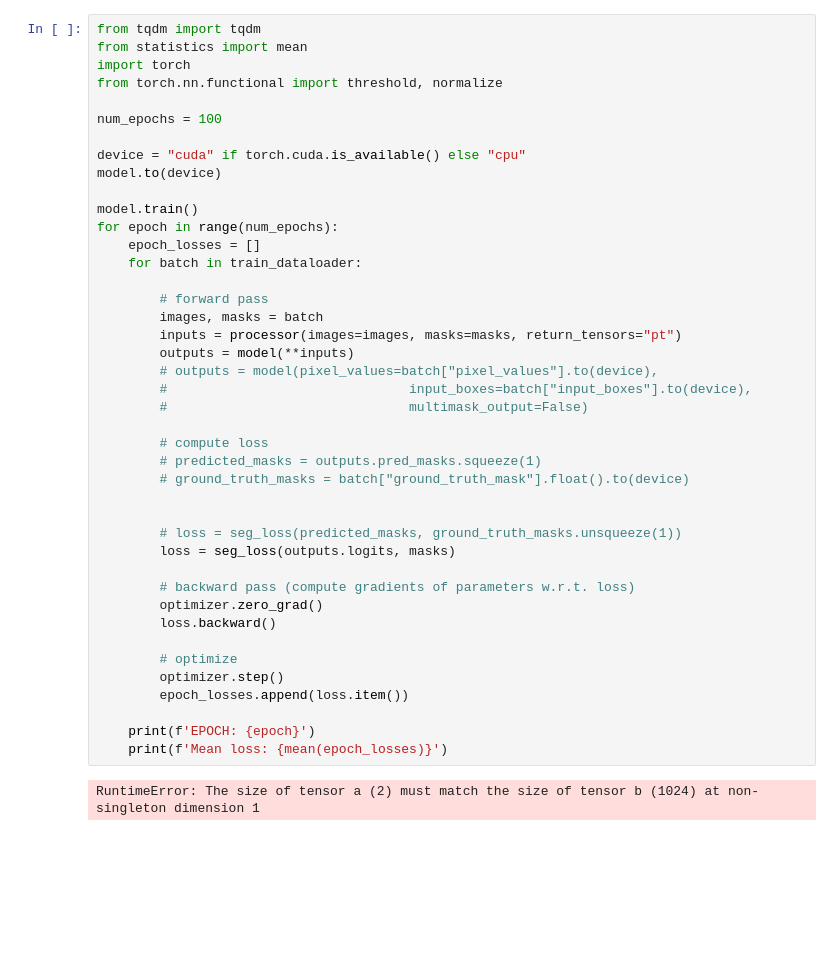
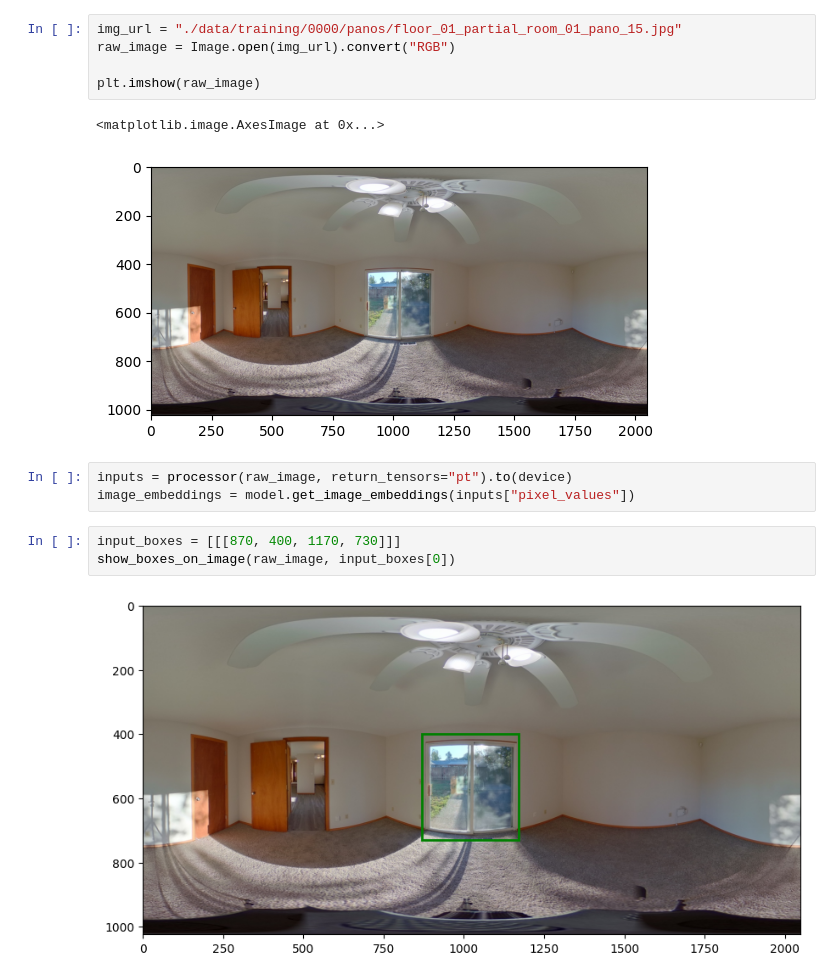
Before and after one commit to alexanderreiprich/floorscan, a Jupyter notebook: segmentation.ipynb, the cells around one changed output. Drawn from its saved outputs; the diff is of its cells as text; blank space fills up the shorter version.

```diff
--- a/segmentation.ipynb
+++ b/segmentation.ipynb
@@ -248,44 +118,16 @@ seg_loss = CrossEntropyLoss()
-# %%
-from tqdm import tqdm
-from statistics import mean
-import torch
-from torch.nn.functional import threshold, normalize
-
-num_epochs = 100
-
-device = "cuda" if torch.cuda.is_available() else "cpu"
-model.to(device)
-
-model.train()
-for epoch in range(num_epochs):
-	epoch_losses = []
-	for batch in train_dataloader:
-
-		# forward pass
-		images, masks = batch
-		inputs = processor(images=images, masks=masks, return_tensors="pt")
-		outputs = model(**inputs)
-		# outputs = model(pixel_values=batch["pixel_values"].to(device),
-		# 								input_boxes=batch["input_boxes"].to(device),
-		# 								multimask_output=False)
-
-		# compute loss
-		# predicted_masks = outputs.pred_masks.squeeze(1)
-		# ground_truth_masks = batch["ground_truth_mask"].float().to(device)
-
-
-		# loss = seg_loss(predicted_masks, ground_truth_masks.unsqueeze(1))
-		loss = seg_loss(outputs.logits, masks)
-
-		# backward pass (compute gradients of parameters w.r.t. loss)
-		optimizer.zero_grad()
-		loss.backward()
-
-		# optimize
-		optimizer.step()
-		epoch_losses.append(loss.item())
-
-	print(f'EPOCH: {epoch}')
-	print(f'Mean loss: {mean(epoch_losses)}')
-# %% [output]
-RuntimeError: The size of tensor a (2) must match the size of tensor b (1024) at non-singleton dimension 1
+# %%
+img_url = "./data/training/0000/panos/floor_01_partial_room_01_pano_15.jpg"
+raw_image = Image.open(img_url).convert("RGB")
+
+plt.imshow(raw_image)
+# %% [output]
+<matplotlib.image.AxesImage at 0x...>
+[figure, added]
+# %%
+inputs = processor(raw_image, return_tensors="pt").to(device)
+image_embeddings = model.get_image_embeddings(inputs["pixel_values"])
+# %%
+input_boxes = [[[870, 400, 1170, 730]]]
+show_boxes_on_image(raw_image, input_boxes[0])
+# %% [output]
+[figure, added]
```
Also changed, not shown: parts of 23 cells of this notebook, 2 other files.
